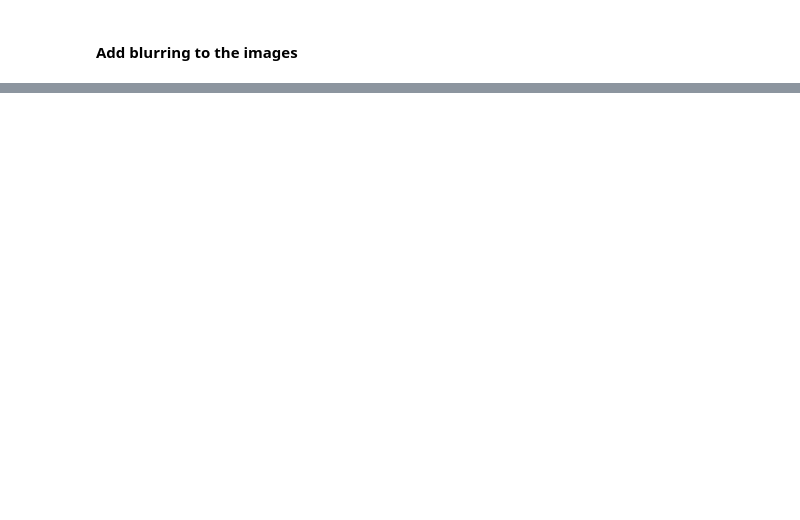
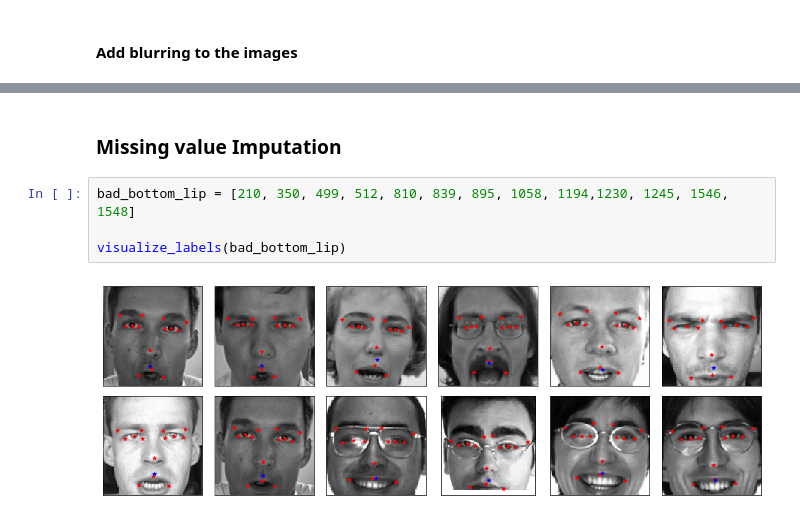
Before and after one commit to MadhuAtBerkeley/w207_Project, a Jupyter notebook: source/w207_eda.ipynb, the cells around one changed output, grey strips where cells are left out. Saved outputs shown, nothing was run; the diff lists cells and outputs as text; blank space fills up the shorter version.

```diff
--- a/source/w207_eda.ipynb
+++ b/source/w207_eda.ipynb
@@ -366,0 +317,8 @@ view_img(dst)
+# %% [markdown]
+### Missing value Imputation
+# %%
+bad_bottom_lip = [210, 350, 499, 512, 810, 839, 895, 1058, 1194,1230, 1245, 1546, 1548]
+
+visualize_labels(bad_bottom_lip)
+# %% [output]
+[figure, added]
```
Also changed, not shown: parts of 24 cells of this notebook.
